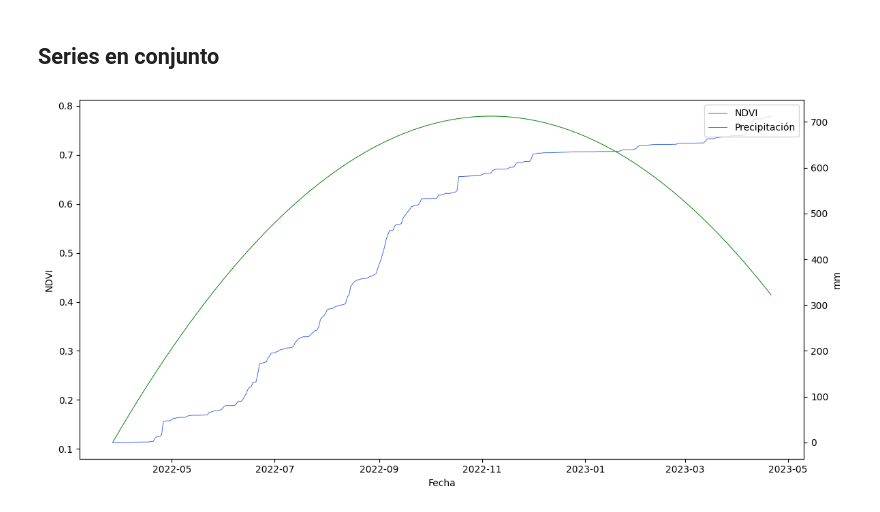
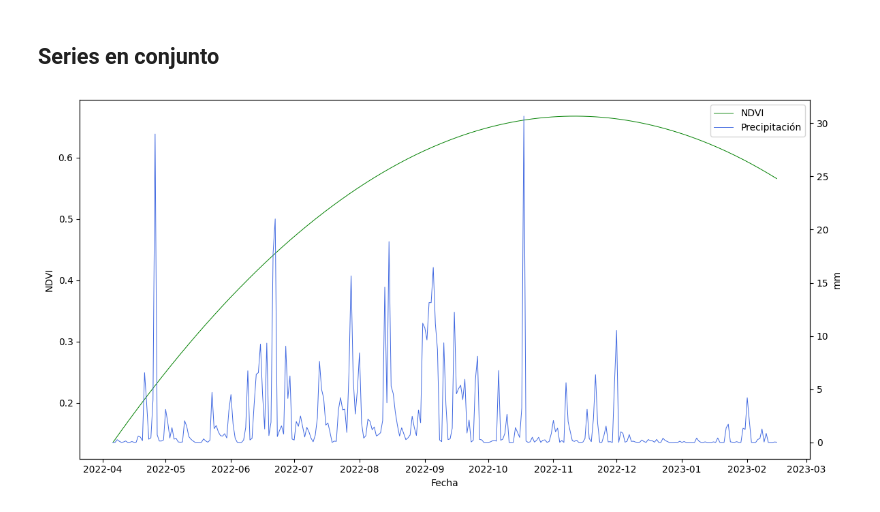
Before and after one commit to VivaldoGP/Tesis, a Jupyter notebook: results/time_series/ts.ipynb, the cells around one changed output. Drawn from its saved outputs; the diff is of its cells as text; code cells hidden in the pictures.

```diff
--- a/results/time_series/ts.ipynb
+++ b/results/time_series/ts.ipynb
@@ -83,25 +113,25 @@ plt.show()
 # %% [markdown]
 ## Series en conjunto
 # %%
-p5_all = r'../../data_analysis/all_vars/zafra2022/parcela_5.csv'
+p5_all = r'../../data_analysis/all_vars/zafra2022/parcela_13.csv'
 # %%
 df_all = pd.read_csv(p5_all, index_col='Fecha', parse_dates=True)
 # %%
 var_name = 'ndvi'
 fig, ax1 = plt.subplots(figsize=(12, 6))
 ax1.plot(df_all.index, df_all[var_name], color='g', lw=0.7, label=var_name.upper())
 ax1.set_xlabel('Fecha')
 ax1.set_ylabel(f'{var_name.upper()}')
 ax2 = ax1.twinx()
 #ax2.plot(df_all.index, df_all['ajustados_et'], color=(150/255, 0, 24/255), lw=0.7, label='Fourier')
-ax2.plot(df_all.index, df_all['precip_acum'], color='royalblue', lw=0.7, label='Precipitación')
+ax2.plot(df_all.index, df_all['precip'], color='royalblue', lw=0.7, label='Precipitación')
 # ax2.plot(df_all.index, df_all['etc'], color='blueviolet', lw=0.7, label='ETc')
 ax2.set_ylabel('mm')
 lines, labels = ax1.get_legend_handles_labels()
 lines2, labels2 = ax2.get_legend_handles_labels()
 ax2.legend(lines + lines2, labels + labels2, loc='upper right')
 plt.tight_layout()
-plt.savefig(r'../../tesis_img/sueltas/ndvi_precip_acum.pdf', dpi=200)
+# plt.savefig(r'../../tesis_img/sueltas/ndvi_precip_acum.pdf', dpi=200)
 plt.show()
 # %% [output]
-[figure, old version]
+[figure, new version]
```
Also changed, not shown: parts of 7 cells of this notebook, 44 other files.
